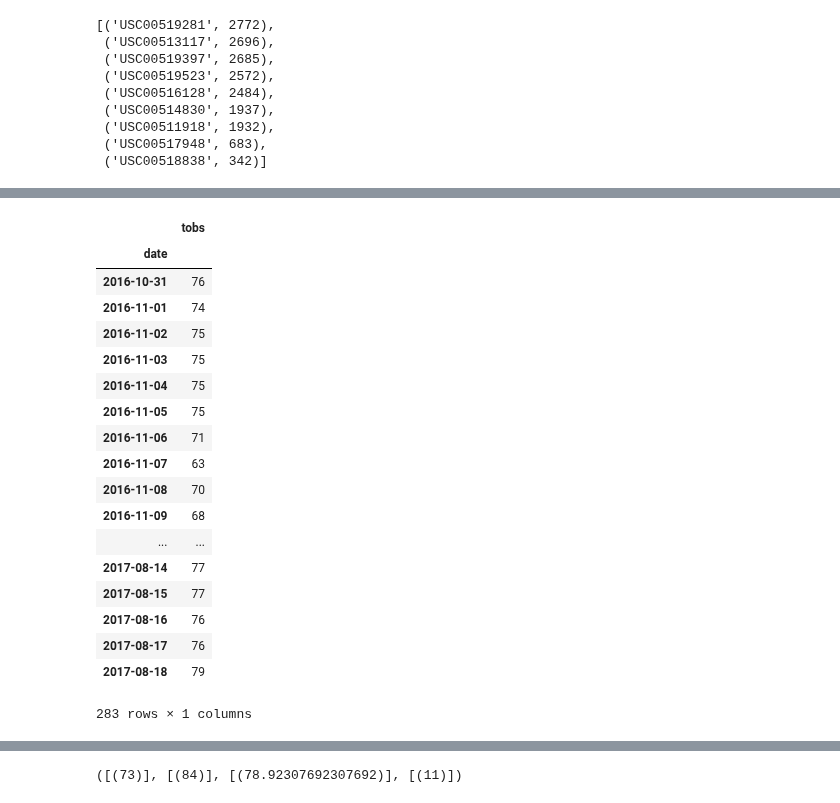
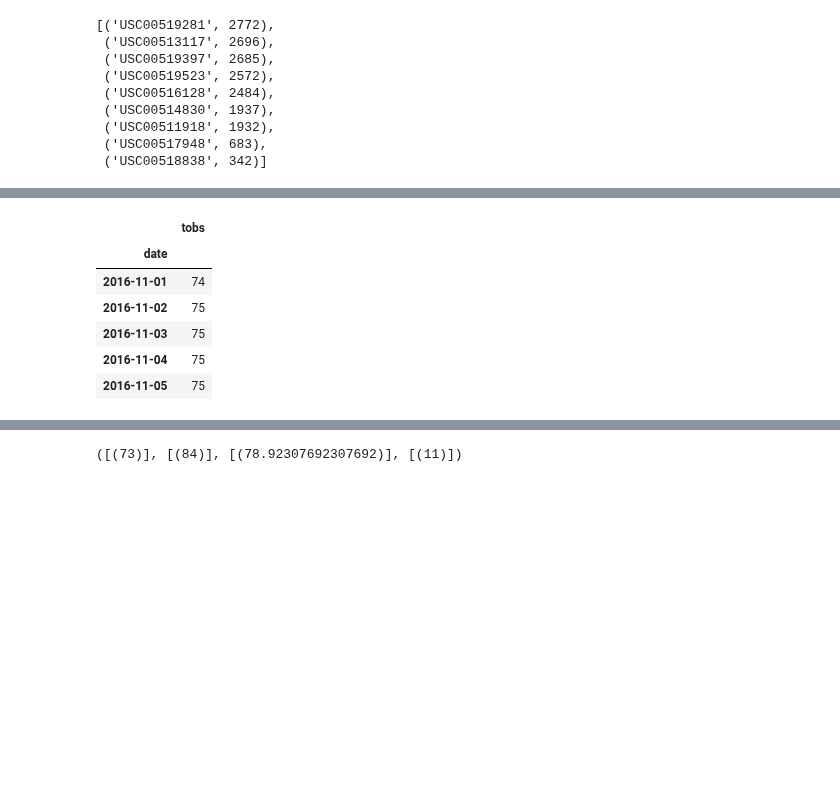
Before and after one commit to EmilySakata/climate_analysis, a Jupyter notebook: climate_analysis.ipynb, the cells around one changed output, grey strips where cells are left out. Saved outputs shown, nothing was run; the diff lists cells and outputs as text; code cells hidden in the pictures; blank space fills up the shorter version.

```diff
--- a/climate_analysis.ipynb
+++ b/climate_analysis.ipynb
@@ -182,31 +186,19 @@ tobs_12month
 # %%
 # Plot the results as a histogram with bins=12.
 # Clarification added by pavan on wed oct 18 8:35 pm
 # # Choose the station with the highest number of temperature observations.
 # # Query the last 12 months of temperature observation data for this station and plot the results as a histogram
 label2 = ["date", "tobs"]
 tobs = pd.DataFrame.from_records(tobs_12month,columns = label2).set_index('date', drop=True)
-tobs
+tobs.head()
 # %% [output]
 |  | tobs |
 | date |  |
-| 2016-10-31 | 76 |
 | 2016-11-01 | 74 |
 | 2016-11-02 | 75 |
 | 2016-11-03 | 75 |
 | 2016-11-04 | 75 |
 | 2016-11-05 | 75 |
-| 2016-11-06 | 71 |
-| 2016-11-07 | 63 |
-| 2016-11-08 | 70 |
-| 2016-11-09 | 68 |
-| ... | ... |
-| 2017-08-14 | 77 |
-| 2017-08-15 | 77 |
-| 2017-08-16 | 76 |
-| 2017-08-17 | 76 |
-| 2017-08-18 | 79 |
-283 rows × 1 columns
 # %%
 # Plot the results as a histogram with bins=12.
 x = tobs["tobs"]
```
Also changed, not shown: parts of 17 cells of this notebook.
